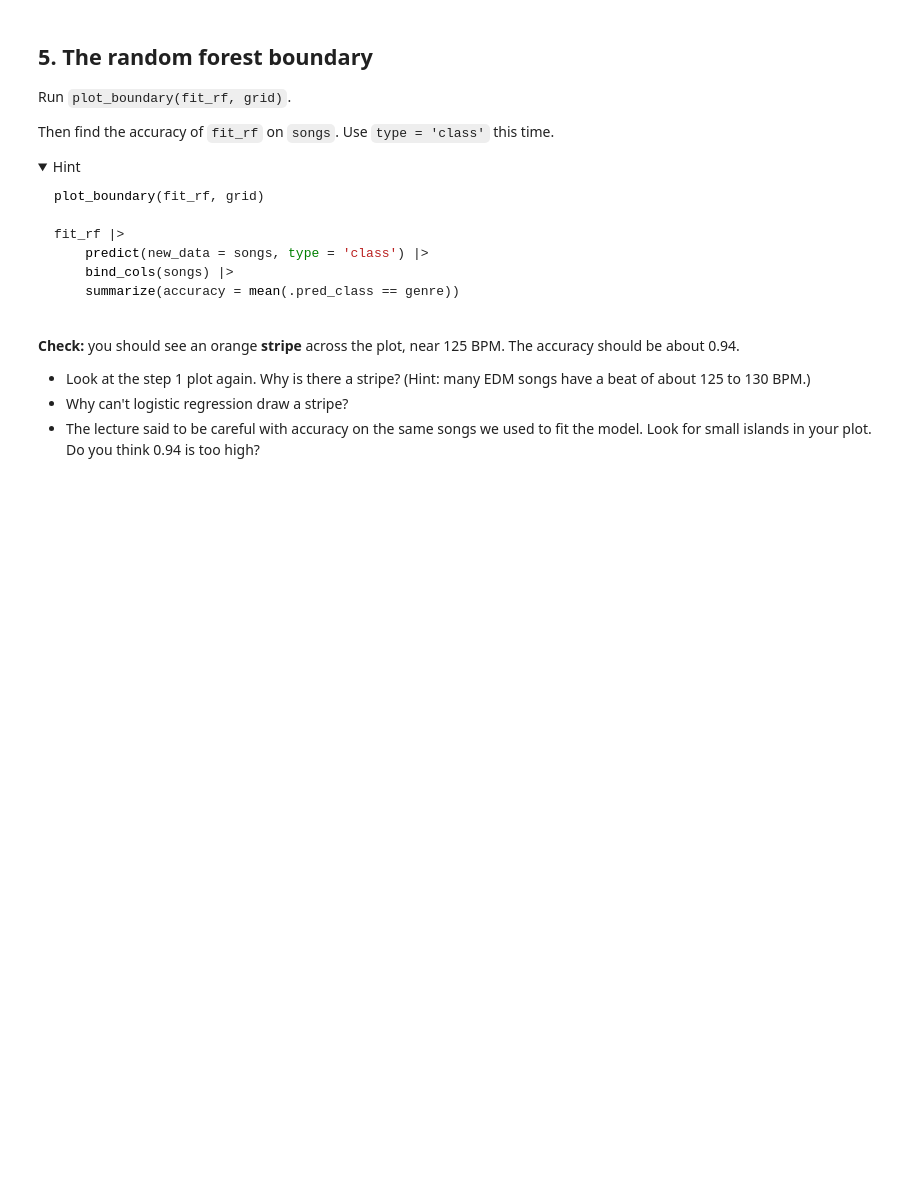
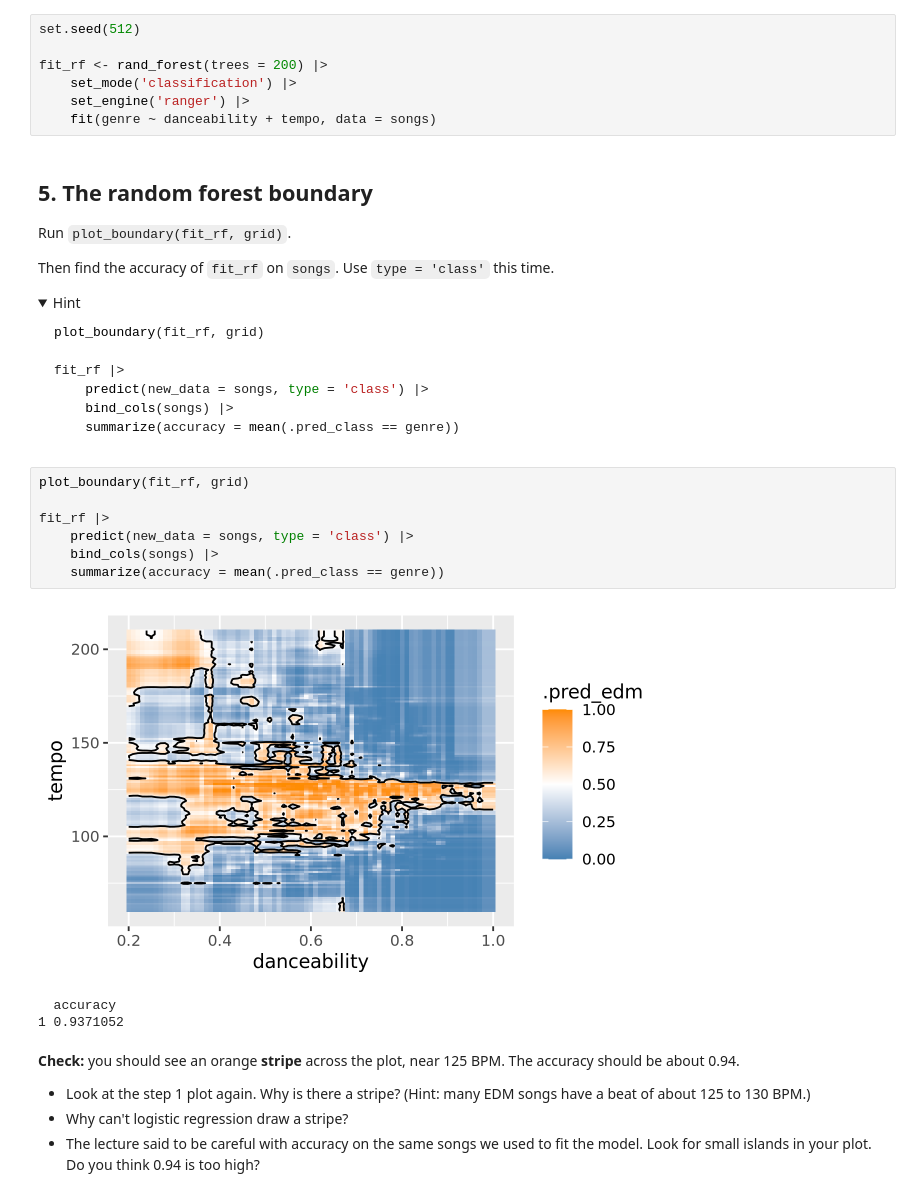
Before and after one commit to carfaro-uncch/codespace, a Jupyter notebook: exercises/13-spotify-exercise.ipynb, the cells around one changed output. Cells and saved outputs as stored; diff of their text form; folded sections open; blank space fills up the shorter version.

````diff
--- a/exercises/13-spotify-exercise.ipynb
+++ b/exercises/13-spotify-exercise.ipynb
@@ -144,6 +183,13 @@ any other cells.
 ```
 # %% [markdown]
 **Your assistant puts its code in the cell below and runs it.** Read the code. Does it use `rand_forest()`? Does it call `set.seed()` before the fit?
+# %%
+set.seed(512)
+
+fit_rf <- rand_forest(trees = 200) |>
+    set_mode('classification') |>
+    set_engine('ranger') |>
+    fit(genre ~ danceability + tempo, data = songs)
 # %% [markdown]
 ## 5. The random forest boundary
 
@@ -164,6 +210,17 @@ fit_rf |>
 ```
 
 </details>
+# %%
+plot_boundary(fit_rf, grid)
+
+fit_rf |>
+    predict(new_data = songs, type = 'class') |>
+    bind_cols(songs) |>
+    summarize(accuracy = mean(.pred_class == genre))
+# %% [output]
+[figure, added]
+  accuracy
+1 0.9371052
 # %% [markdown]
 **Check:** you should see an orange **stripe** across the plot, near 125 BPM. The accuracy should be about 0.94.
 
````
Also changed, not shown: parts of 4 cells of this notebook.
